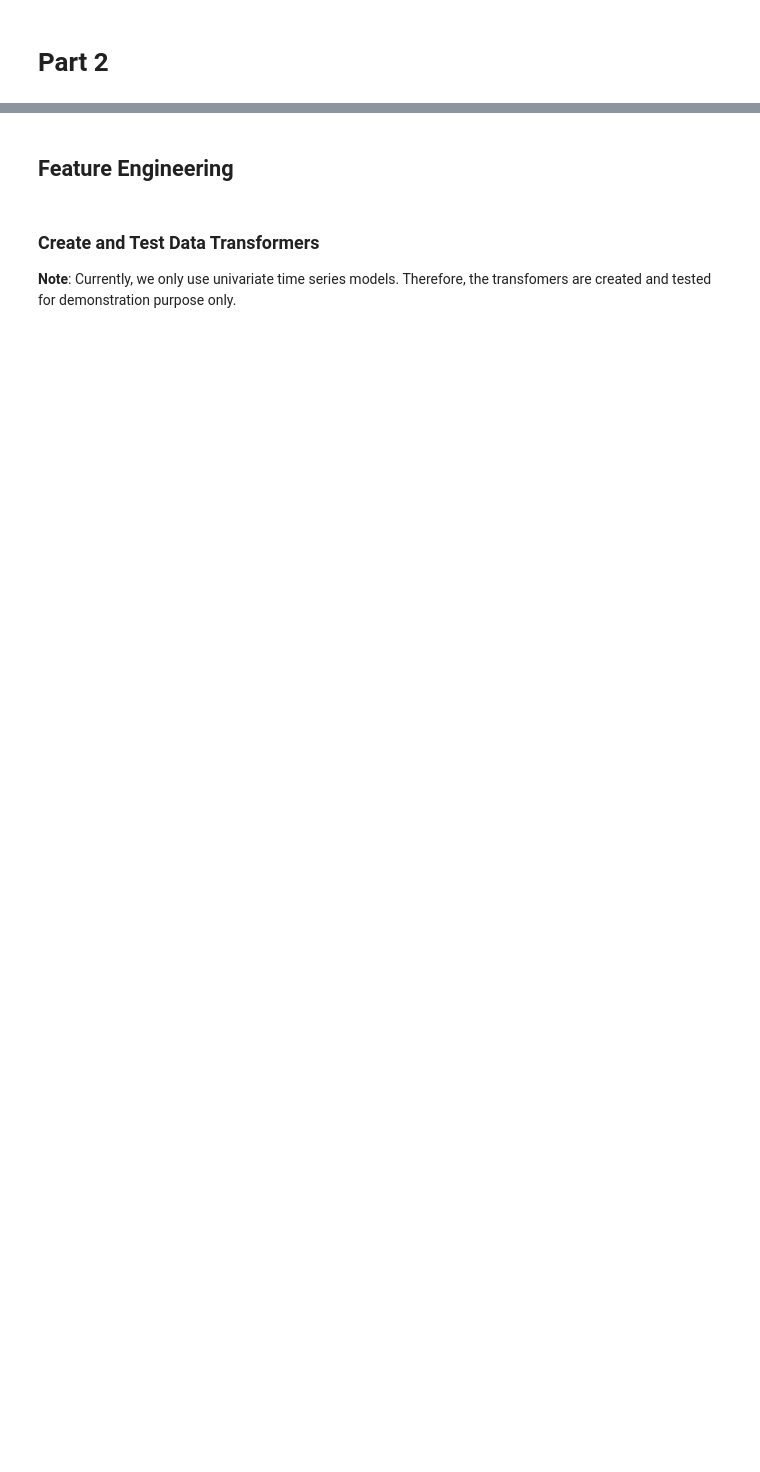
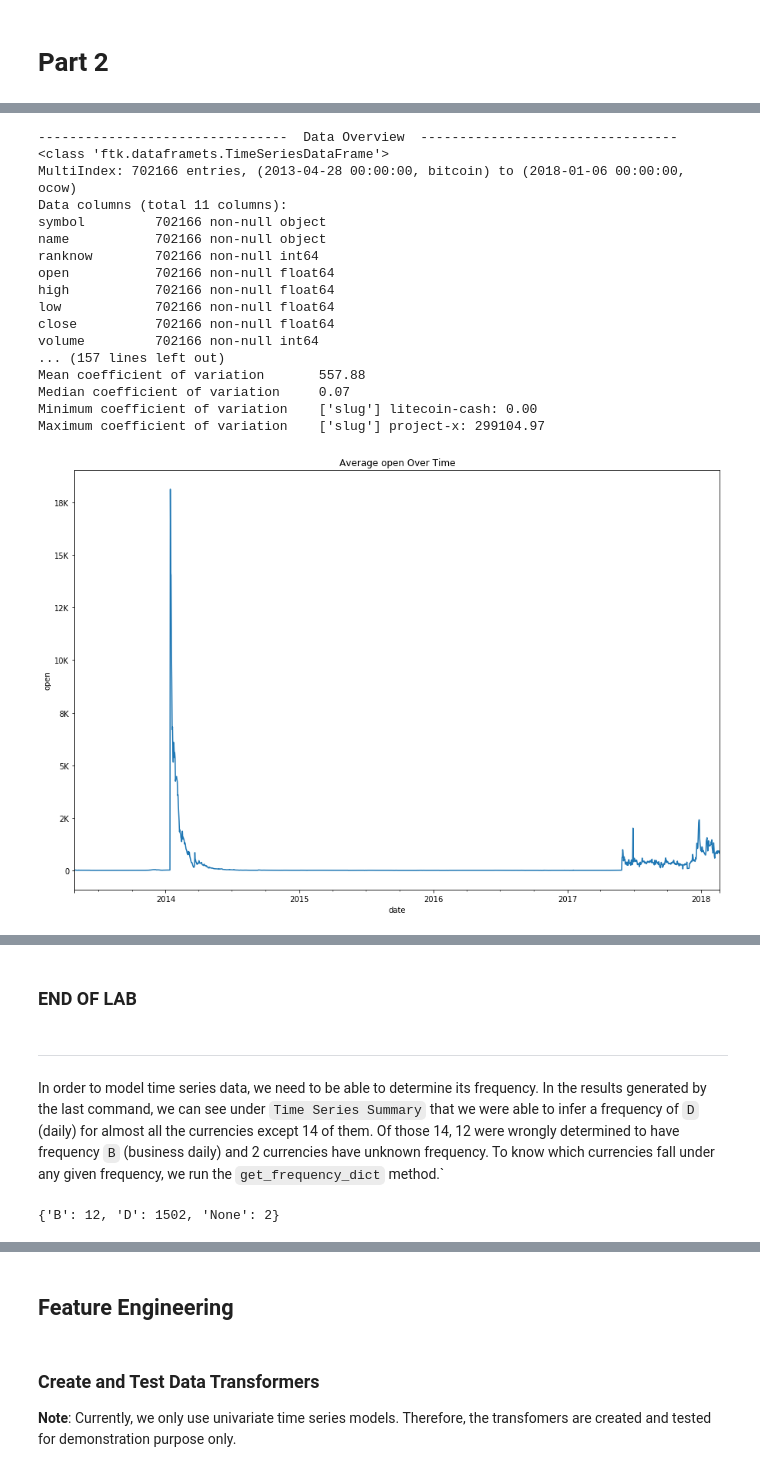
Before and after one commit to bassampourco/LearnAI-CustomTimeSeriesForecastingWithAML, a Jupyter notebook: Crypto_Markets.ipynb, the cells around one changed output, grey strips where cells are left out. Cells and saved outputs as stored; diff of their text form; code cells hidden in the pictures; blank space fills up the shorter version.

```diff
--- a/Crypto_Markets.ipynb
+++ b/Crypto_Markets.ipynb
@@ -291,0 +193,4 @@ Now, all time series are regular with a daily frequency:
+# %%
+data_ts = TimeSeriesDataFrame(data, grain_colnames = ['slug'], time_colname = 'date',
+                              ts_value_colname = 'open', group_colnames = ['slug'])
+data_ts.head()
@@ -291,0 +213,21 @@ Now, all time series are regular with a daily frequency:
+# %%
+data_ts.ts_summary()
+# %% [output]
+--------------------------------  Data Overview  ---------------------------------
+<class 'ftk.dataframets.TimeSeriesDataFrame'>
+MultiIndex: 702166 entries, (2013-04-28 00:00:00, bitcoin) to (2018-01-06 00:00:00, ocow)
+Data columns (total 11 columns):
+symbol         702166 non-null object
+name           702166 non-null object
+ranknow        702166 non-null int64
+open           702166 non-null float64
+high           702166 non-null float64
+low            702166 non-null float64
+close          702166 non-null float64
+volume         702166 non-null int64
+... (157 lines left out)
+Mean coefficient of variation       557.88
+Median coefficient of variation     0.07
+Minimum coefficient of variation    ['slug'] litecoin-cash: 0.00
+Maximum coefficient of variation    ['slug'] project-x: 299104.97
+[figure, added]
@@ -291,0 +237,11 @@ Now, all time series are regular with a daily frequency:
+# %% [markdown]
+### END OF LAB
+# %% [markdown]
+---
+# %% [markdown]
+In order to model time series data, we need to be able to determine its frequency. In the results generated by the last command, we can see under `Time Series Summary` that we were able to infer a frequency of `D` (daily) for almost all the currencies except 14 of them. Of those 14, 12 were wrongly determined to have frequency `B` (business daily) and 2 currencies have unknown frequency. To know which currencies fall under any given frequency, we run the `get_frequency_dict` method.`
+# %%
+freq_to_slug = data_ts.get_frequency_dict()
+{k:len(freq_to_slug[k]) for k in freq_to_slug.keys()}
+# %% [output]
+{'B': 12, 'D': 1502, 'None': 2}
```
Also changed, not shown: parts of 146 cells of this notebook.
